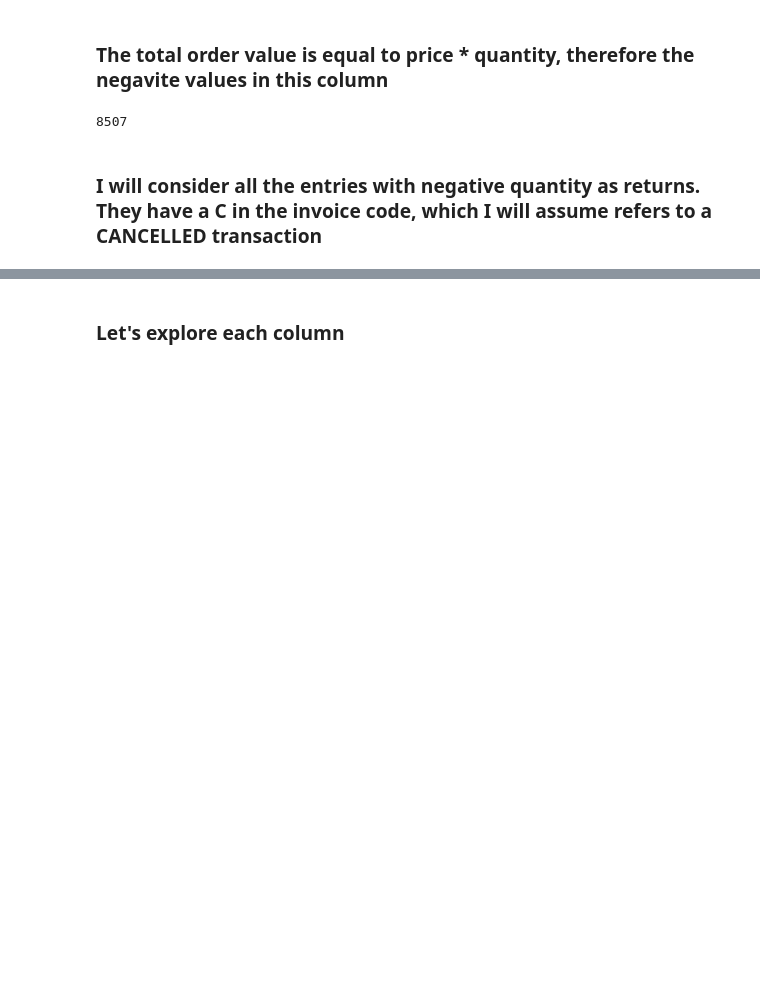
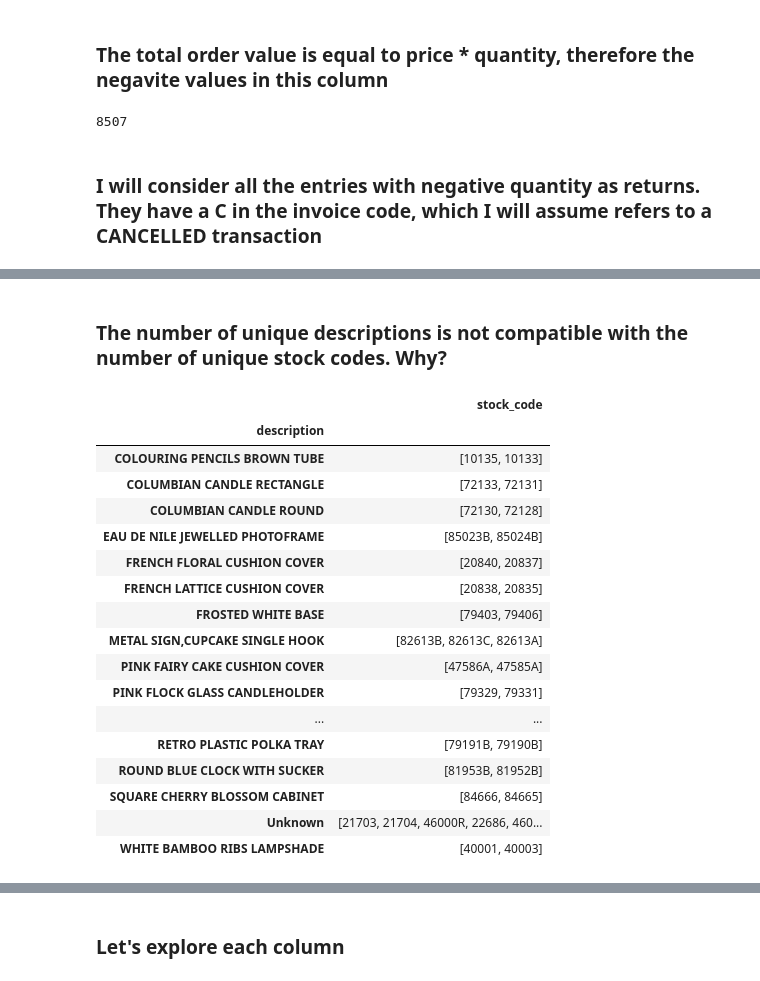
Before and after one commit to adriannaluz/data-analysis_portfolio, a Jupyter notebook: customer_segmentation/notebooks/data_exploration.ipynb, the cells around one changed output, grey strips where cells are left out. Saved outputs shown, nothing was run; the diff lists cells and outputs as text; code cells hidden in the pictures; blank space fills up the shorter version.

```diff
--- a/customer_segmentation/notebooks/data_exploration.ipynb
+++ b/customer_segmentation/notebooks/data_exploration.ipynb
@@ -90,0 +145,28 @@ ot_cleaned.drop(ot_cancelled.index, axis=0, inplace=True)
+# %% [markdown]
+### The number of unique descriptions is not compatible with the number of unique stock codes. Why?
+# %%
+# Getting the data grouped by description and unique stock_code
+descr_group = ot_cleaned.groupby('description').agg({'stock_code': 'unique'})
+
+
+# Filtering just the descriptions with more than one stock_code
+descr_group[ot_cleaned.groupby('description').agg({'stock_code': 'nunique'}).values!=1]
+# %% [output]
+|  | stock_code |
+| description |  |
+| COLOURING PENCILS BROWN TUBE | [10135, 10133] |
+| COLUMBIAN CANDLE RECTANGLE | [72133, 72131] |
+| COLUMBIAN CANDLE ROUND | [72130, 72128] |
+| EAU DE NILE JEWELLED PHOTOFRAME | [85023B, 85024B] |
+| FRENCH FLORAL CUSHION COVER | [20840, 20837] |
+| FRENCH LATTICE CUSHION COVER | [20838, 20835] |
+| FROSTED WHITE BASE | [79403, 79406] |
+| METAL SIGN,CUPCAKE SINGLE HOOK | [82613B, 82613C, 82613A] |
+| PINK FAIRY CAKE CUSHION COVER | [47586A, 47585A] |
+| PINK FLOCK GLASS CANDLEHOLDER | [79329, 79331] |
+| ... | ... |
+| RETRO PLASTIC POLKA TRAY | [79191B, 79190B] |
+| ROUND BLUE CLOCK WITH SUCKER | [81953B, 81952B] |
+| SQUARE CHERRY BLOSSOM CABINET | [84666, 84665] |
+| Unknown | [21703, 21704, 46000R, 22686, 460... |
+| WHITE BAMBOO RIBS LAMPSHADE | [40001, 40003] |
```
Also changed, not shown: parts of 38 cells of this notebook.
